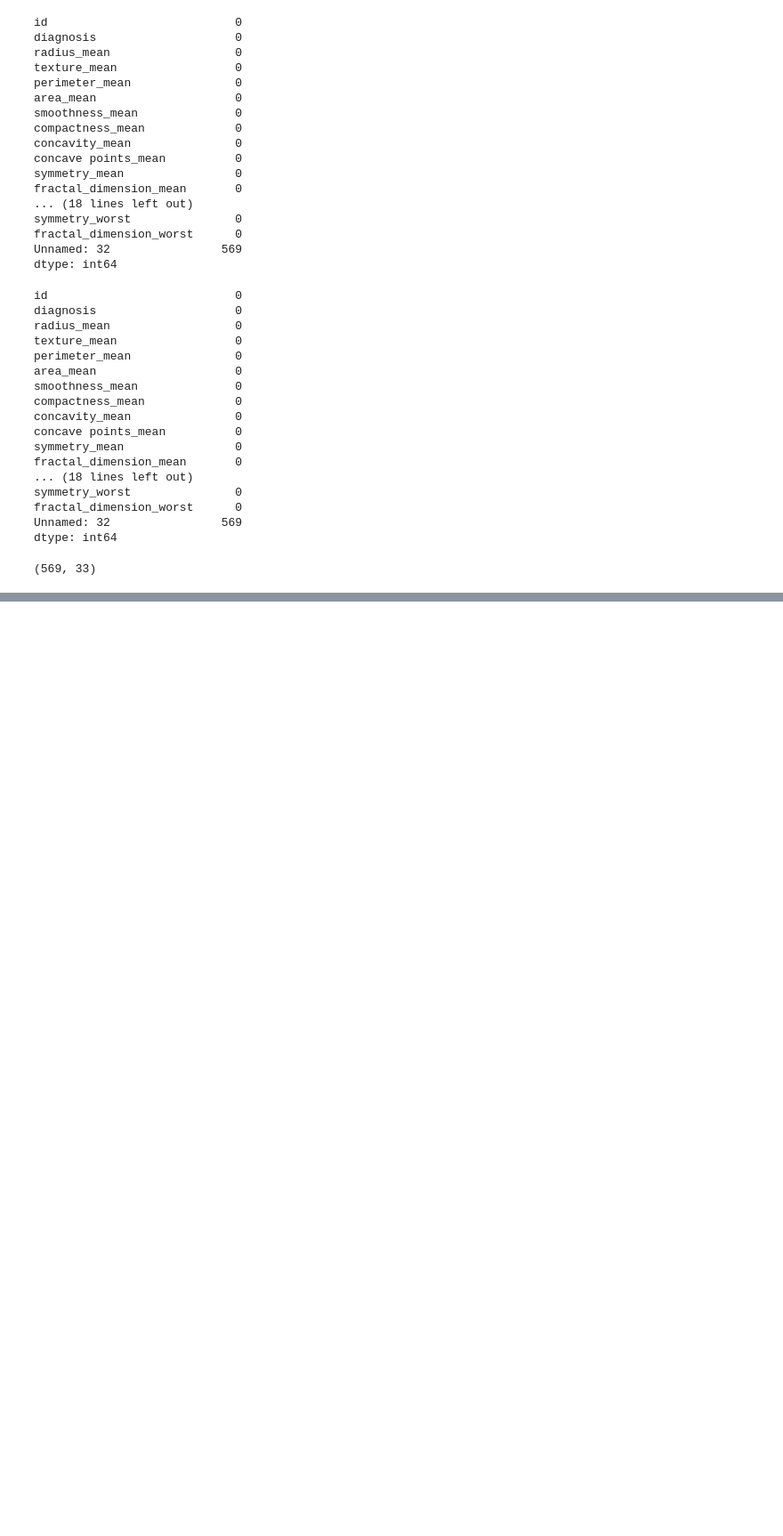
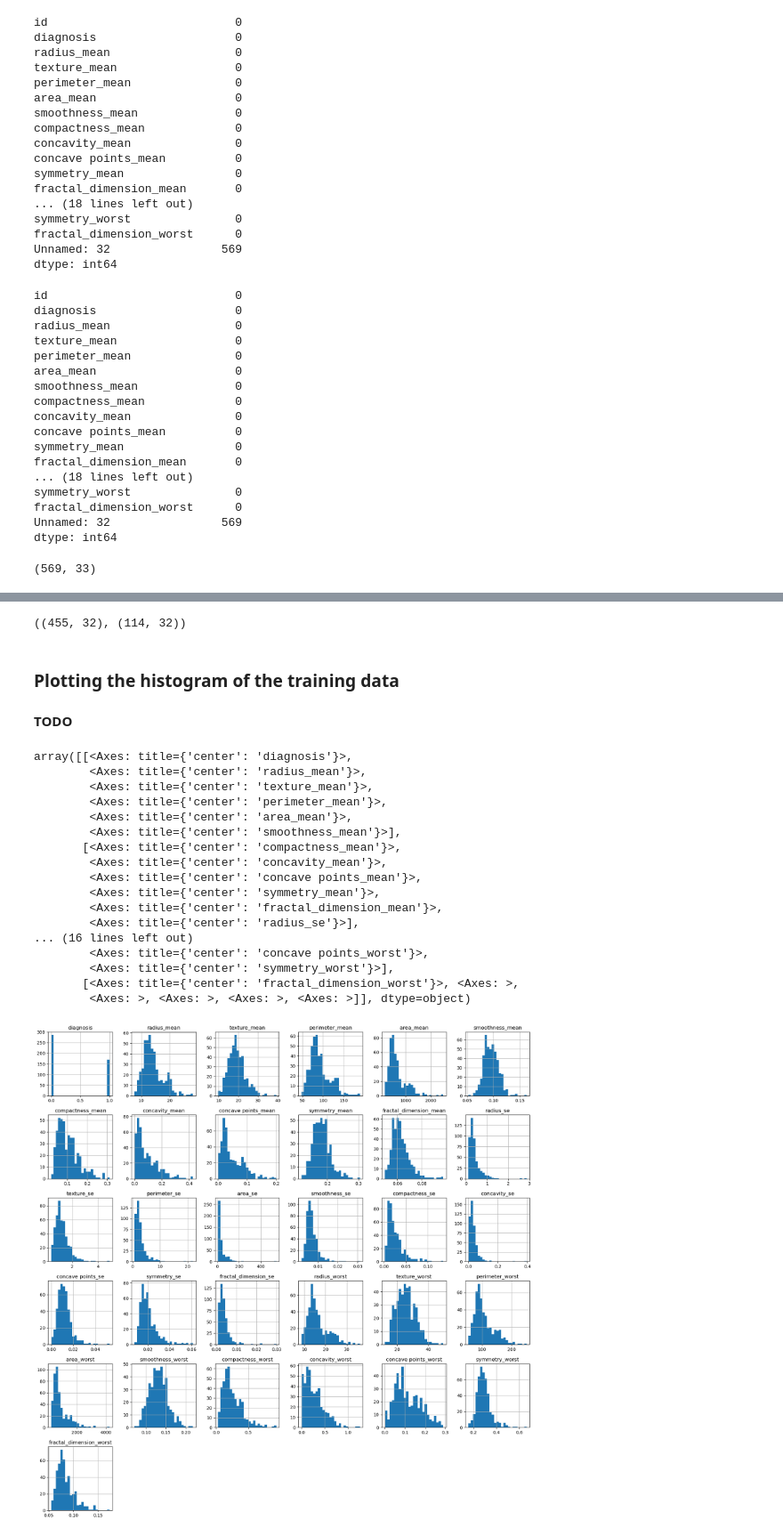
Before and after one commit to ErfanRasti/DataMining-Projects, a Jupyter notebook: MultiLayerPerceptronProject/main.ipynb, the cells around one changed output, grey strips where cells are left out. Shown at 89% size. Cells and saved outputs as stored; diff of their text form; code cells hidden in the pictures; blank space fills up the shorter version.

```diff
--- a/MultiLayerPerceptronProject/main.ipynb
+++ b/MultiLayerPerceptronProject/main.ipynb
@@ -69,0 +83,2 @@ data.dropna(axis=1, inplace=True)
+# %%
+data.replace({'diagnosis': {'M': 1, 'B': 0}}, inplace=True)
@@ -69,0 +87,34 @@ data.dropna(axis=1, inplace=True)
+# %%
+train_data, test_data = train_test_split(data, test_size=0.2, random_state=42)
+# %%
+train_data.shape, test_data.shape
+# %% [output]
+((455, 32), (114, 32))
+# %% [markdown]
+### Plotting the histogram of the training data
+# %%
+train_data.drop('id', axis=1, inplace=True)
+test_data.drop('id', axis=1, inplace=True)
+# %% [markdown]
+**TODO**
+# %%
+train_data.hist(bins=25, figsize=(20, 20))
+# %% [output]
+array([[<Axes: title={'center': 'diagnosis'}>,
+        <Axes: title={'center': 'radius_mean'}>,
+        <Axes: title={'center': 'texture_mean'}>,
+        <Axes: title={'center': 'perimeter_mean'}>,
+        <Axes: title={'center': 'area_mean'}>,
+        <Axes: title={'center': 'smoothness_mean'}>],
+       [<Axes: title={'center': 'compactness_mean'}>,
+        <Axes: title={'center': 'concavity_mean'}>,
+        <Axes: title={'center': 'concave points_mean'}>,
+        <Axes: title={'center': 'symmetry_mean'}>,
+        <Axes: title={'center': 'fractal_dimension_mean'}>,
+        <Axes: title={'center': 'radius_se'}>],
+... (16 lines left out)
+        <Axes: title={'center': 'concave points_worst'}>,
+        <Axes: title={'center': 'symmetry_worst'}>],
+       [<Axes: title={'center': 'fractal_dimension_worst'}>, <Axes: >,
+        <Axes: >, <Axes: >, <Axes: >, <Axes: >]], dtype=object)
+[figure, added]
```
Also changed, not shown: parts of 30 cells of this notebook, 1 other file.
